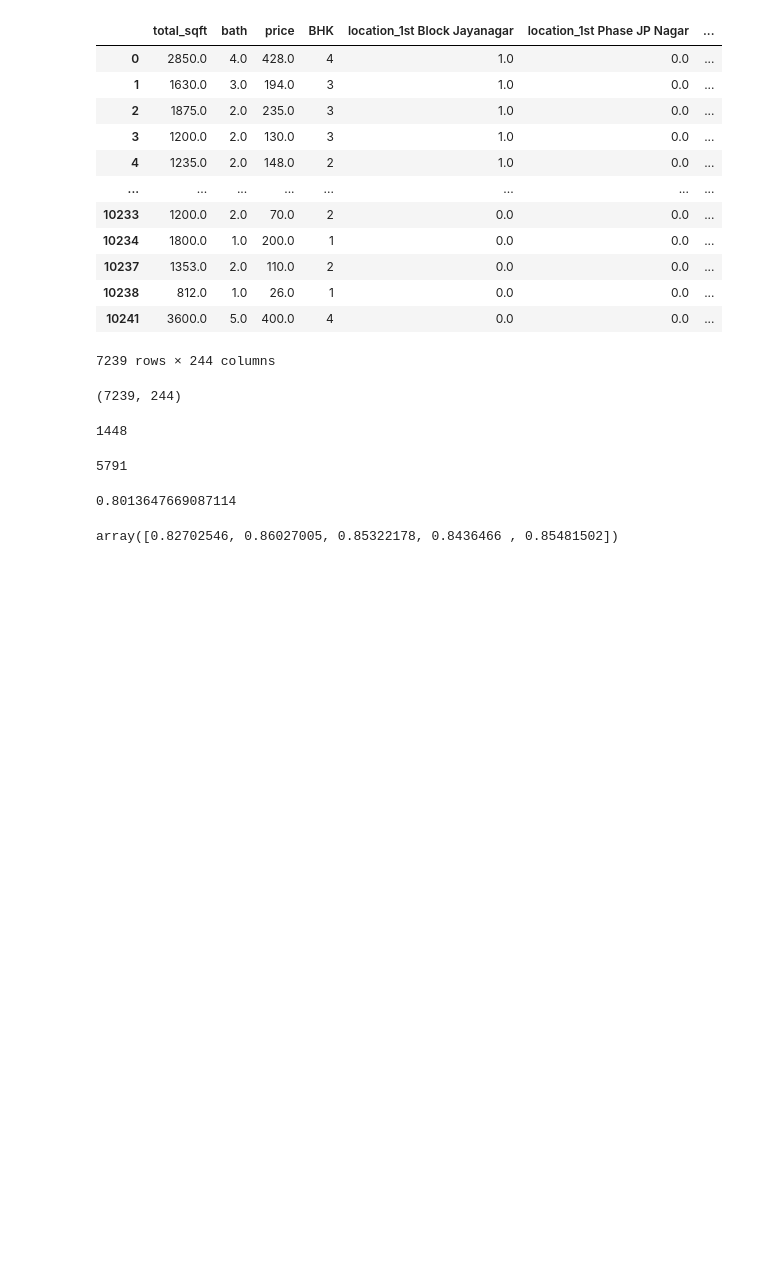
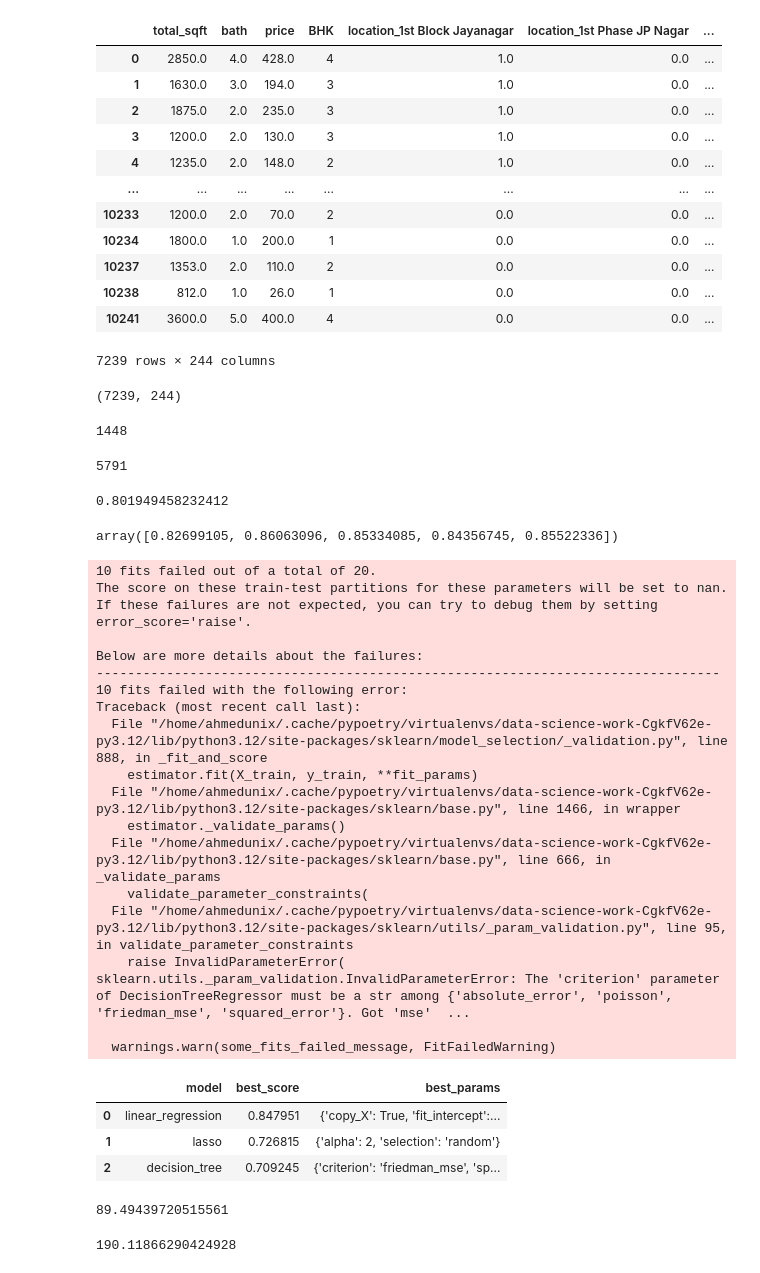
Before and after one commit to ahmedcurious/Data-Science-Work, a Jupyter notebook: Machine_Learning/Projects/Real_Estate_Prediction_Project/file.ipynb, the cells around one changed output. Cells and saved outputs as stored; diff of their text form; code cells hidden in the pictures; blank space fills up the shorter version.

```diff
--- a/Machine_Learning/Projects/Real_Estate_Prediction_Project/file.ipynb
+++ b/Machine_Learning/Projects/Real_Estate_Prediction_Project/file.ipynb
@@ -662,13 +670,77 @@ len(x_train)
 # %% [output]
 5791
 # %%
-lr_clf = LinearRegression()
+lr_clf = LinearRegression(copy_X=True,fit_intercept=False,n_jobs=3,positive=False)
 lr_clf.fit(x_train,y_train)
 lr_clf.score(x_test,y_test)
 # %% [output]
-0.8013647669087114
+0.801949458232412
 # %%
 cv = ShuffleSplit(n_splits=5, test_size=0.2, random_state=0)
-cross_val_score(LinearRegression(), x,y, cv=cv)
+cross_val_score(LinearRegression(copy_X=True,fit_intercept=False,n_jobs=3,positive=False), x,y, cv=cv)
 # %% [output]
-array([0.82702546, 0.86027005, 0.85322178, 0.8436466 , 0.85481502])
+array([0.82699105, 0.86063096, 0.85334085, 0.84356745, 0.85522336])
+# %%
+def find_best_model_using_gridsearchcv(x,y):
+    algos = {
+        'linear_regression':{
+            'model': LinearRegression(),
+            'params': {
+                'copy_X' : [True, False],
+                'fit_intercept' : [True, False],
+                'n_jobs' : [1,2,3],
+                'positive' : [True, False]
+            }
+        },
+        'lasso':{
+            'model': Lasso(),
+            'params': {
+                'alpha': [1,2],
+                'selection': ['random','cyclic']
+            }
+        },
+        'decision_tree':{
+            'model': DecisionTreeRegressor(),
+            'params': {
+                'criterion': ['mse','friedman_mse'],
+                'splitter': ['best','random']
+            }
+        }
+    }
+    scores=[]
+    cv = ShuffleSplit(n_splits=5, test_size=0.2, random_state=0)
+    for algo_name, config in algos.items():
+        gs = GridSearchCV(config['model'],config['params'],cv=cv, return_train_score=False)
+        gs.fit(x,y)
+        scores.append({
+            'model': algo_name,
+            'best_score': gs.best_score_,
+            'best_params': gs.best_params_
+        })
+    return pd.DataFrame(scores, columns=['model','best_score','best_params'])
+# %%
+find_best_model_using_gridsearchcv(x,y)
+# %% [output]
+10 fits failed out of a total of 20.
+The score on these train-test partitions for these parameters will be set to nan.
+If these failures are not expected, you can try to debug them by setting error_score='raise'.
+
+Below are more details about the failures:
+--------------------------------------------------------------------------------
+10 fits failed with the following error:
+Traceback (most recent call last):
+  File "/home/ahmedunix/.cache/pypoetry/virtualenvs/data-science-work-CgkfV62e-py3.12/lib/python3.12/site-packages/sklearn/model_selection/_validation.py", line 888, in _fit_and_score
+    estimator.fit(X_train, y_train, **fit_params)
+  File "/home/ahmedunix/.cache/pypoetry/virtualenvs/data-science-work-CgkfV62e-py3.12/lib/python3.12/site-packages/sklearn/base.py", line 1466, in wrapper
+    estimator._validate_params()
+  File "/home/ahmedunix/.cache/pypoetry/virtualenvs/data-science-work-CgkfV62e-py3.12/lib/python3.12/site-packages/sklearn/base.py", line 666, in _validate_params
+    validate_parameter_constraints(
+  File "/home/ahmedunix/.cache/pypoetry/virtualenvs/data-science-work-CgkfV62e-py3.12/lib/python3.12/site-packages/sklearn/utils/_param_validation.py", line 95, in validate_parameter_constraints
+    raise InvalidParameterError(
+sklearn.utils._param_validation.InvalidParameterError: The 'criterion' parameter of DecisionTreeRegressor must be a str among {'absolute_error', 'poisson', 'friedman_mse', 'squared_error'}. Got 'mse'  ...
+
+  warnings.warn(some_fits_failed_message, FitFailedWarning)
+|  | model | best_score | best_params |
+| 0 | linear_regression | 0.847951 | {'copy_X': True, 'fit_intercept':... |
+| 1 | lasso | 0.726815 | {'alpha': 2, 'selection': 'random'} |
+| 2 | decision_tree | 0.709245 | {'criterion': 'friedman_mse', 'sp... |
@@ -674,0 +767,8 @@ array([0.82702546, 0.86027005, 0.85322178, 0.8436466 , 0.85481502])
+# %%
+predict_price('location_1st Phase JP Nagar',1000,2,2)
+# %% [output]
+89.49439720515561
+# %%
+predict_price('location_2nd Stage Nagarbhavi',1000,2,2)
+# %% [output]
+190.11866290424928
```
Also changed, not shown: parts of 9 cells of this notebook, 3 other files.
